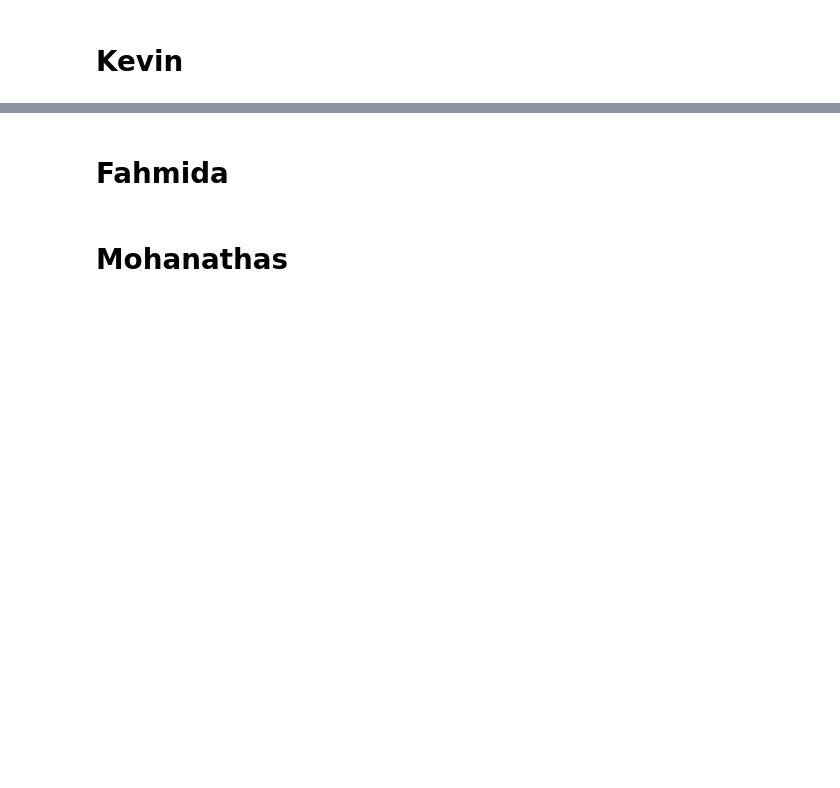
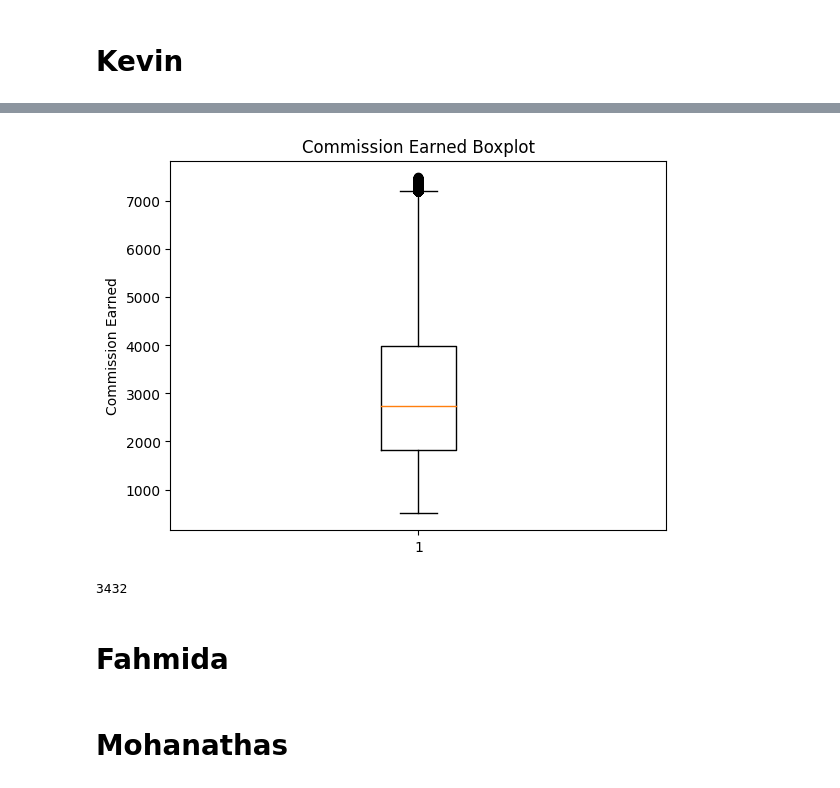
Before and after one commit to KevinMosweu/USED-CAR-PRICE-PREDICTION_MACHINE-LEARNING, a Jupyter notebook: car_sales.ipynb, the cells around one changed output, grey strips where cells are left out. Saved outputs shown, nothing was run; the diff lists cells and outputs as text; code cells hidden in the pictures; blank space fills up the shorter version.

```diff
--- a/car_sales.ipynb
+++ b/car_sales.ipynb
@@ -227,0 +302,17 @@ The default value of numeric_only in DataFrame.corr is deprecated. In a future v
+# %%
+# Commission Earned boxplot
+boxplot('Commission Earned')
+# %% [output]
+[figure, added]
+# %%
+# Collecting Outliers for Commission Earned
+com_earned_values = car_sales_pandas['Commission Earned'].tolist()
+quartiles = np.quantile(com_earned_values,[.25,.75])
+iqr = quartiles[1]-quartiles[0]
+lower_bound = quartiles[0]-(1.5*iqr)
+upper_bound = quartiles[1]+(1.5*iqr)
+
+potential_outliers = [commission for commission in com_earned_values if commission < lower_bound or commission > upper_bound]
+print(len(potential_outliers))
+# %% [output]
+3432
```
Also changed, not shown: parts of 13 cells of this notebook.
